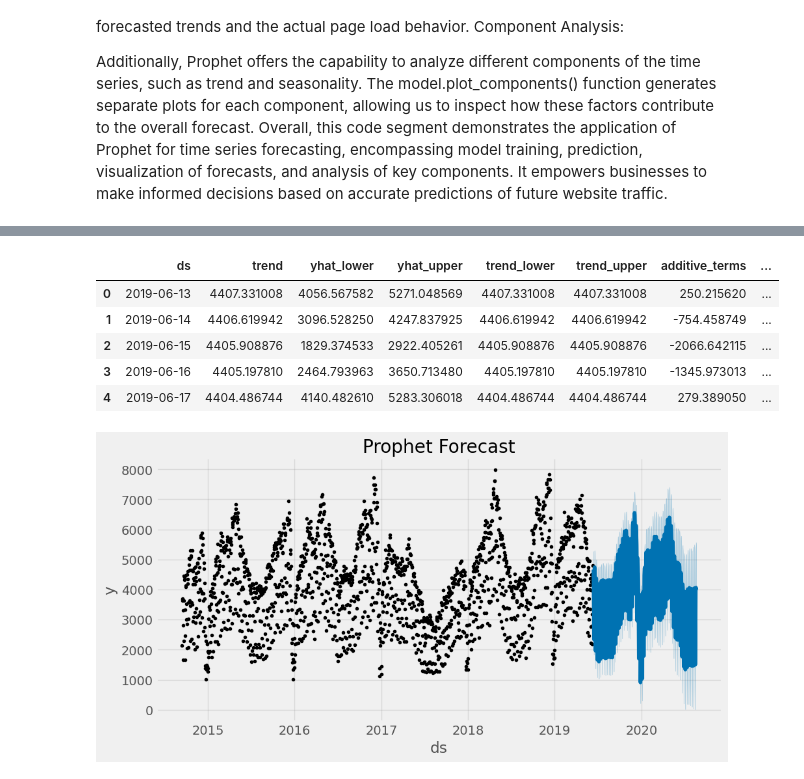
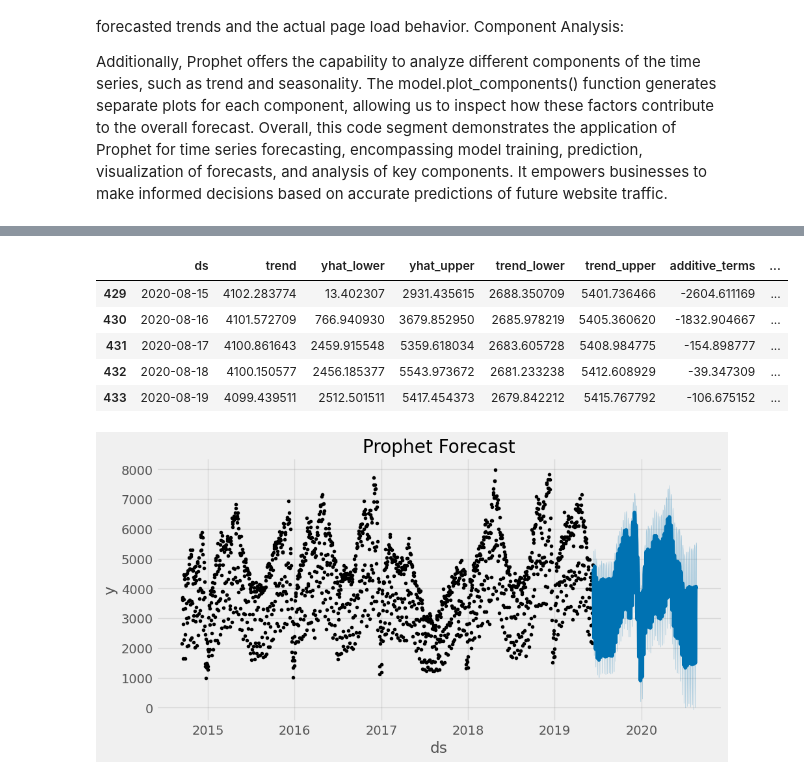
Before and after one commit to sebgro98/traffic-prediction, a Jupyter notebook: Prohpet_forecast.ipynb, the cells around one changed output, grey strips where cells are left out. Cells and saved outputs as stored; diff of their text form; code cells hidden in the pictures.

```diff
--- a/Prohpet_forecast.ipynb
+++ b/Prohpet_forecast.ipynb
@@ -253,5 +253,5 @@ df_train_prophet = df_train.rename(columns={'Date':'ds', 'Page.Loads':'y'})
 # Create and fit the Prophet model
 # Instantiating a Prophet model and training it with the training data
 model = Prophet()
-model.fit(pjme_train_prophet)
+model.fit(df_train_prophet)
 # %% [output]
@@ -263,19 +263,19 @@ Wall time: 882 ms
 # %%
 # Rename columns for Prophet model in the test set
 # Renaming columns of the test dataset to match the required format for Prophet
 df_test_prophet = df_test.rename(columns={'Date':'ds', 'Page.Loads':'y'})
 
 # Predict on the test set
 # Using the trained Prophet model to make predictions on the test set
 df_test_fcst = model.predict(df_test_prophet)
-df_test_fcst.head()
+df_test_fcst.tail()
 # %% [output]
 |  | ds | trend | yhat_lower | yhat_upper | trend_lower | trend_upper | additive_terms | ... |
-| 0 | 2019-06-13 | 4407.331008 | 4056.567582 | 5271.048569 | 4407.331008 | 4407.331008 | 250.215620 | ... |
-| 1 | 2019-06-14 | 4406.619942 | 3096.528250 | 4247.837925 | 4406.619942 | 4406.619942 | -754.458749 | ... |
-| 2 | 2019-06-15 | 4405.908876 | 1829.374533 | 2922.405261 | 4405.908876 | 4405.908876 | -2066.642115 | ... |
-| 3 | 2019-06-16 | 4405.197810 | 2464.793963 | 3650.713480 | 4405.197810 | 4405.197810 | -1345.973013 | ... |
-| 4 | 2019-06-17 | 4404.486744 | 4140.482610 | 5283.306018 | 4404.486744 | 4404.486744 | 279.389050 | ... |
+| 429 | 2020-08-15 | 4102.283774 | 13.402307 | 2931.435615 | 2688.350709 | 5401.736466 | -2604.611169 | ... |
+| 430 | 2020-08-16 | 4101.572709 | 766.940930 | 3679.852950 | 2685.978219 | 5405.360620 | -1832.904667 | ... |
+| 431 | 2020-08-17 | 4100.861643 | 2459.915548 | 5359.618034 | 2683.605728 | 5408.984775 | -154.898777 | ... |
+| 432 | 2020-08-18 | 4100.150577 | 2456.185377 | 5543.973672 | 2681.233238 | 5412.608929 | -39.347309 | ... |
+| 433 | 2020-08-19 | 4099.439511 | 2512.501511 | 5417.454373 | 2679.842212 | 5415.767792 | -106.675152 | ... |
 # %%
 # Plot the forecast
 # Creating a plot to visualize the forecasted page loads alongside the actual values
```
Also changed, not shown: parts of 34 cells of this notebook, 1 other file.
